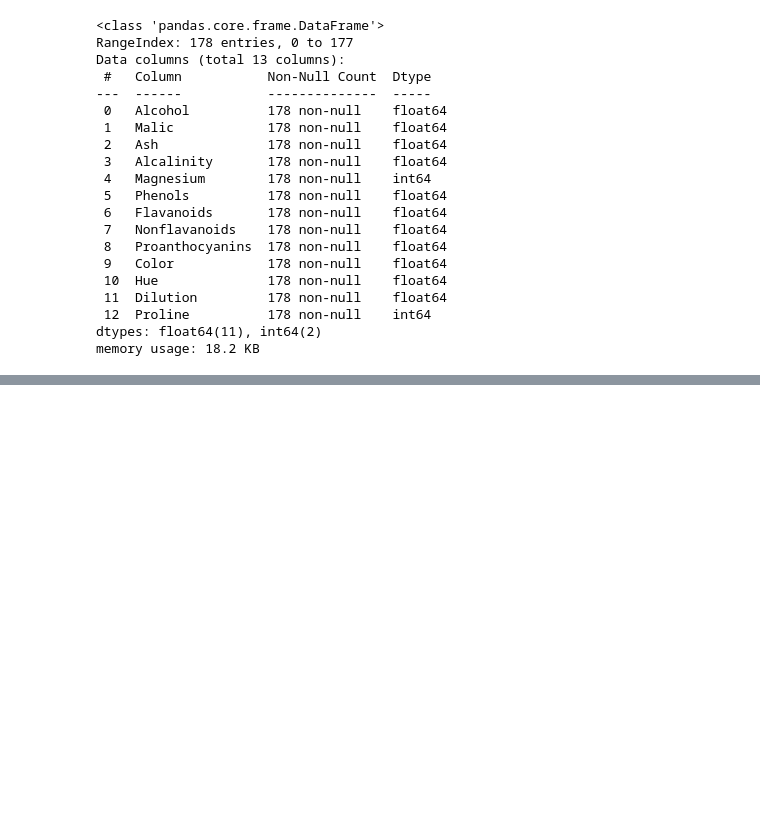
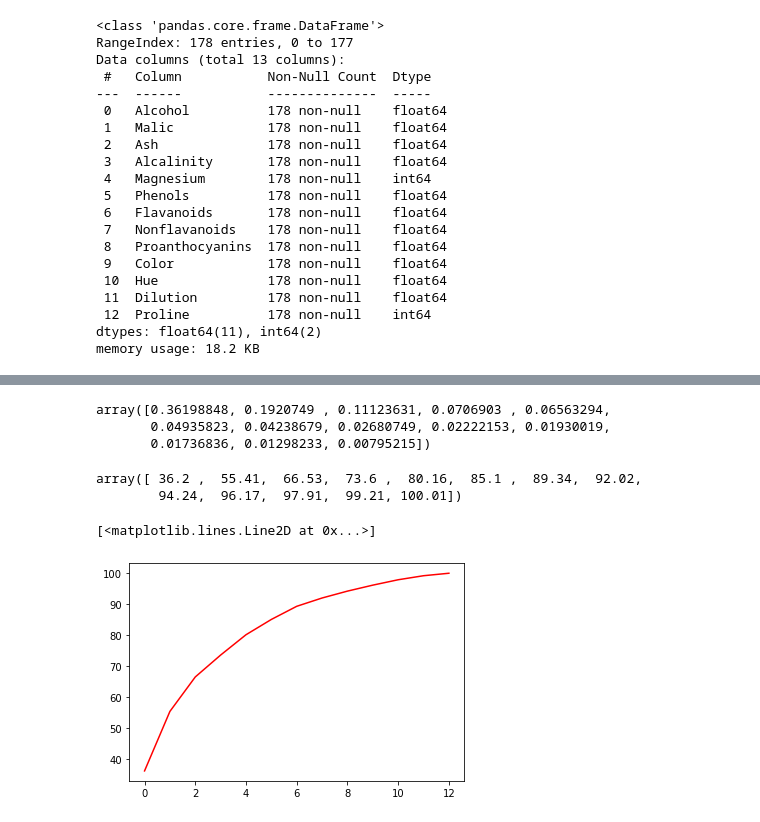
Before and after one commit to pallavibidwe/Assignment-PCA-wine-dataset, a Jupyter notebook: Assignment -PCA.ipynb, the cells around one changed output, grey strips where cells are left out. Drawn from its saved outputs; the diff is of its cells as text; code cells hidden in the pictures; blank space fills up the shorter version.

```diff
--- a/Assignment -PCA.ipynb
+++ b/Assignment -PCA.ipynb
@@ -314,0 +125,2 @@ Name: clusters3id, dtype: int64
+# %%
+wine_norm = StandardScaler().fit_transform(wine2) # normalizing the data
@@ -314,0 +131,4 @@ Name: clusters3id, dtype: int64
+# %%
+pca = PCA(n_components = 13)
+pca_values = pca.fit_transform(wine_norm)
+pca_values
@@ -314,0 +169,18 @@ Name: clusters3id, dtype: int64
+# %%
+var = pca.explained_variance_ratio_
+var
+# %% [output]
+array([0.36198848, 0.1920749 , 0.11123631, 0.0706903 , 0.06563294,
+       0.04935823, 0.04238679, 0.02680749, 0.02222153, 0.01930019,
+       0.01736836, 0.01298233, 0.00795215])
+# %%
+var1 = np.cumsum(np.round(var,decimals = 4)*100)
+var1
+# %% [output]
+array([ 36.2 ,  55.41,  66.53,  73.6 ,  80.16,  85.1 ,  89.34,  92.02,
+        94.24,  96.17,  97.91,  99.21, 100.01])
+# %%
+plt.plot(var1,color="red")
+# %% [output]
+[<matplotlib.lines.Line2D at 0x...>]
+[figure, added]
```
Also changed, not shown: parts of 51 cells of this notebook.
